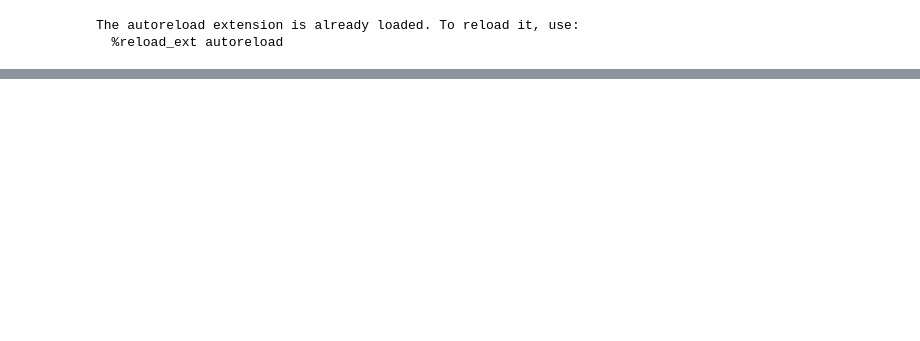
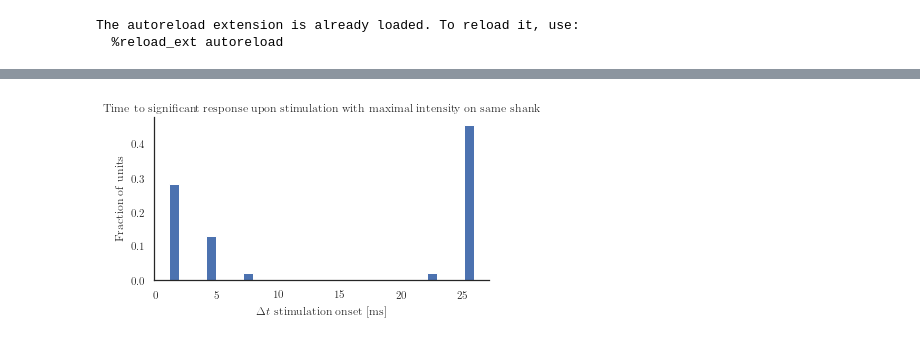
Before and after one commit to lepmik/causal-optogenetics-paper-data, a Jupyter notebook: Figure 6 HippocampalData.ipynb, the cells around one changed output, grey strips where cells are left out. Cells and saved outputs as stored; diff of their text form; code cells hidden in the pictures; blank space fills up the shorter version.

```diff
--- a/Figure 6 HippocampalData.ipynb
+++ b/Figure 6 HippocampalData.ipynb
@@ -163,0 +215,6 @@ AttributeError: module 'exana.statistics' has no attribute 'hollow_gaussian'
+# %%
+
+group_obj = df_stim.groupby(['animal', 'date', 'shank_unit', 'cluster', 'shank_stim'])
+
+idxmax = group_obj['intens_mean'].idxmax()
+idxmin = group_obj['intens_mean'].idxmin()
@@ -163,0 +245,14 @@ AttributeError: module 'exana.statistics' has no attribute 'hollow_gaussian'
+# %%
+t_max_same = []
+t_max_diff = []
+intens_max_same =[]
+intens_max_diff =[]
+for i in idxmax:
+    if df_stim.loc[i]['shank_stim'] == df_stim.loc[i]['shank_unit']:
+        t_max_same.append(df_stim.loc[i]['first_bin_sig'])
+        intens_max_same.append(df_stim.loc[i]['intens_mean'])
+    if df_stim.loc[i]['shank_stim'] != df_stim.loc[i]['shank_unit']:
+        t_max_diff.append(df_stim.loc[i]['first_bin_sig'])
+        intens_max_diff.append(df_stim.loc[i]['intens_mean'])
+t_max_same = np.array(t_max_same)
+t_max_diff = np.array(t_max_diff)
@@ -163,0 +273,13 @@ AttributeError: module 'exana.statistics' has no attribute 'hollow_gaussian'
+# %%
+fig, ax = plt.subplots(1,1, figsize=(6,3))
+bins = np.arange(1.5, 31.5, 3)
+hist, bins = np.histogram(t_max_same, bins)
+hist = hist / len(t_max_same)
+ax.bar(bins[:-1], hist)
+despine(ax)
+ax.set_title('Time to significant response upon stimulation with maximal intensity on same shank')
+ax.set_xlabel(r'$\Delta t$ stimulation onset [ms]')
+ax.set_ylabel('Fraction of units')
+plt.show()
+# %% [output]
+[figure, added]
```
Also changed, not shown: parts of 61 cells of this notebook.
